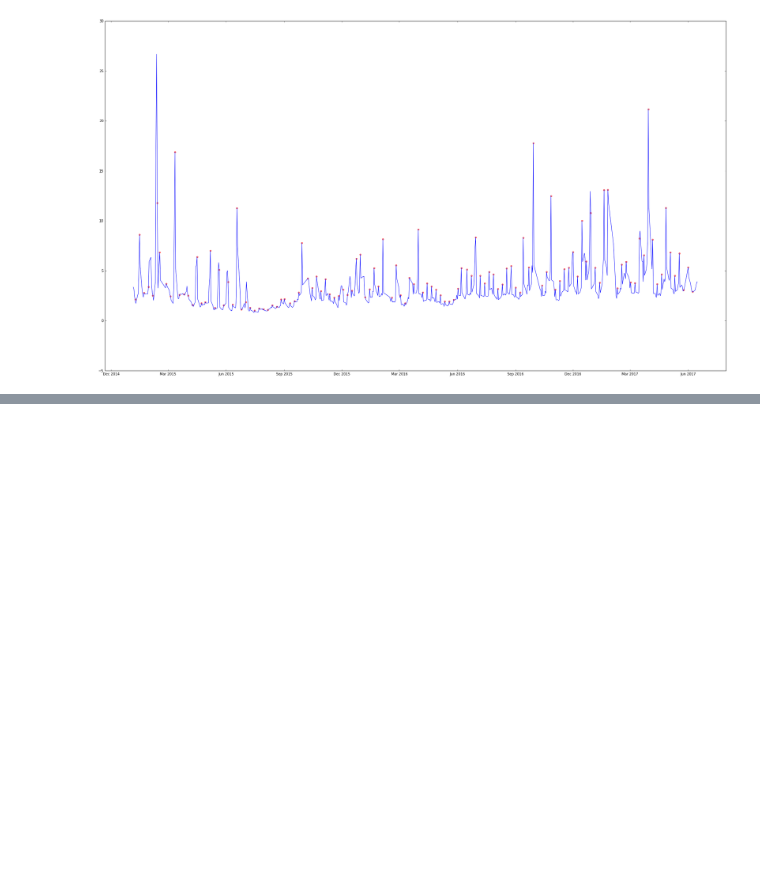
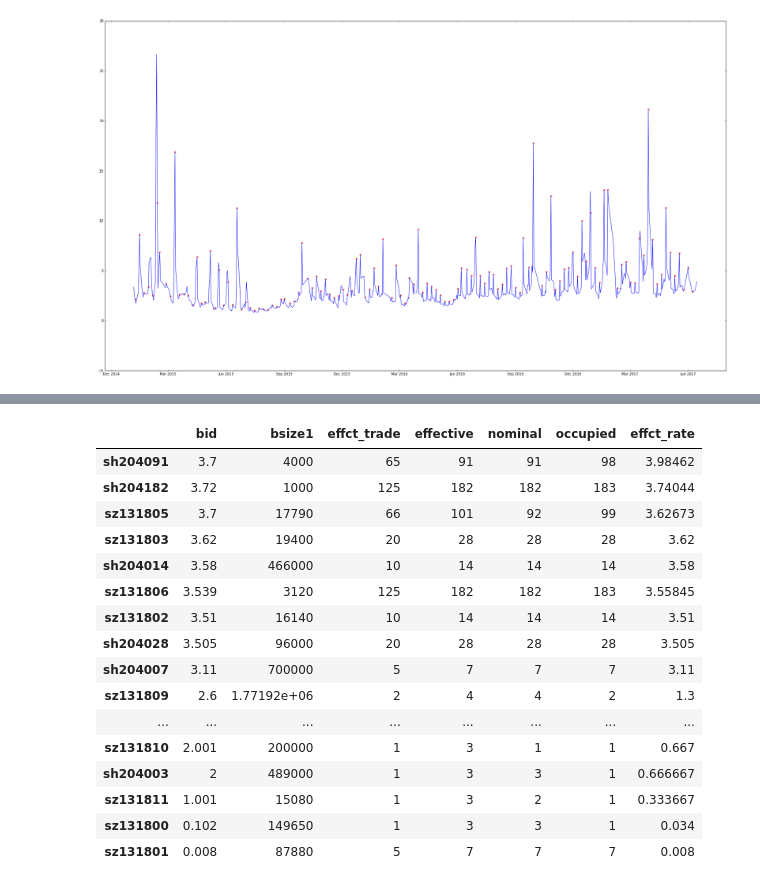
Before and after one commit to AuthenticBladeRunner/FinDataFetcher, a Jupyter notebook: BuyBack.ipynb, the cells around one changed output, grey strips where cells are left out. Cells and saved outputs as stored; diff of their text form; code cells hidden in the pictures; blank space fills up the shorter version.

```diff
--- a/BuyBack.ipynb
+++ b/BuyBack.ipynb
@@ -500,0 +686,7 @@ NameError: name 'requests' is not defined
+# %%
+%%timeit
+df = pd.DataFrame(dQt).T
+
+dfTot = df[['bid', 'bsize1']].join(bb.dfBbCodes)
+
+dfTot['effct_rate'] = dfTot['bid'] * dfTot['occupied'] / dfTot['effective']
@@ -500,0 +726,22 @@ NameError: name 'requests' is not defined
+# %%
+dfTot = dfTot.sort_values(['effct_rate'], ascending=[False])
+# %%
+dfTot
+# %% [output]
+|  | bid | bsize1 | effct_trade | effective | nominal | occupied | effct_rate |
+| sh204091 | 3.7 | 4000 | 65 | 91 | 91 | 98 | 3.98462 |
+| sh204182 | 3.72 | 1000 | 125 | 182 | 182 | 183 | 3.74044 |
+| sz131805 | 3.7 | 17790 | 66 | 101 | 92 | 99 | 3.62673 |
+| sz131803 | 3.62 | 19400 | 20 | 28 | 28 | 28 | 3.62 |
+| sh204014 | 3.58 | 466000 | 10 | 14 | 14 | 14 | 3.58 |
+| sz131806 | 3.539 | 3120 | 125 | 182 | 182 | 183 | 3.55845 |
+| sz131802 | 3.51 | 16140 | 10 | 14 | 14 | 14 | 3.51 |
+| sh204028 | 3.505 | 96000 | 20 | 28 | 28 | 28 | 3.505 |
+| sh204007 | 3.11 | 700000 | 5 | 7 | 7 | 7 | 3.11 |
+| sz131809 | 2.6 | 1.77192e+06 | 2 | 4 | 4 | 2 | 1.3 |
+| ... | ... | ... | ... | ... | ... | ... | ... |
+| sz131810 | 2.001 | 200000 | 1 | 3 | 1 | 1 | 0.667 |
+| sh204003 | 2 | 489000 | 1 | 3 | 3 | 1 | 0.666667 |
+| sz131811 | 1.001 | 15080 | 1 | 3 | 2 | 1 | 0.333667 |
+| sz131800 | 0.102 | 149650 | 1 | 3 | 3 | 1 | 0.034 |
+| sz131801 | 0.008 | 87880 | 5 | 7 | 7 | 7 | 0.008 |
```
Also changed, not shown: parts of 24 cells of this notebook.
